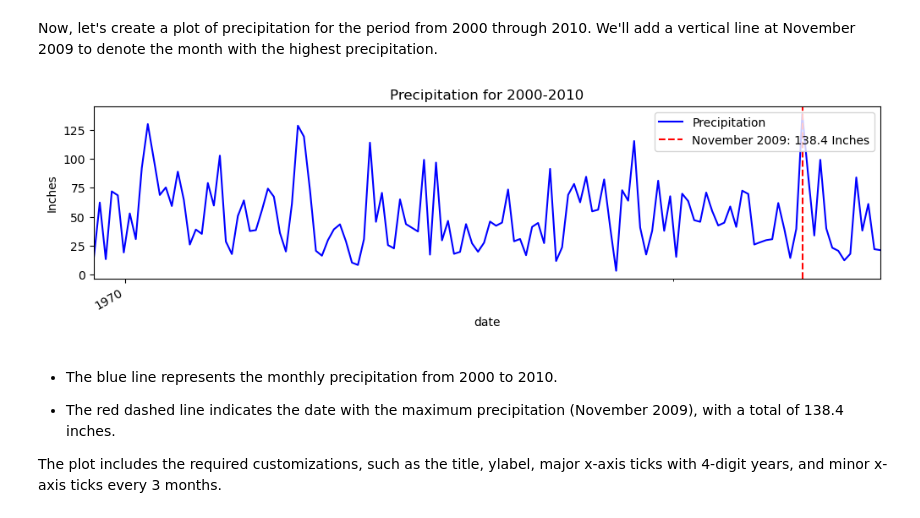
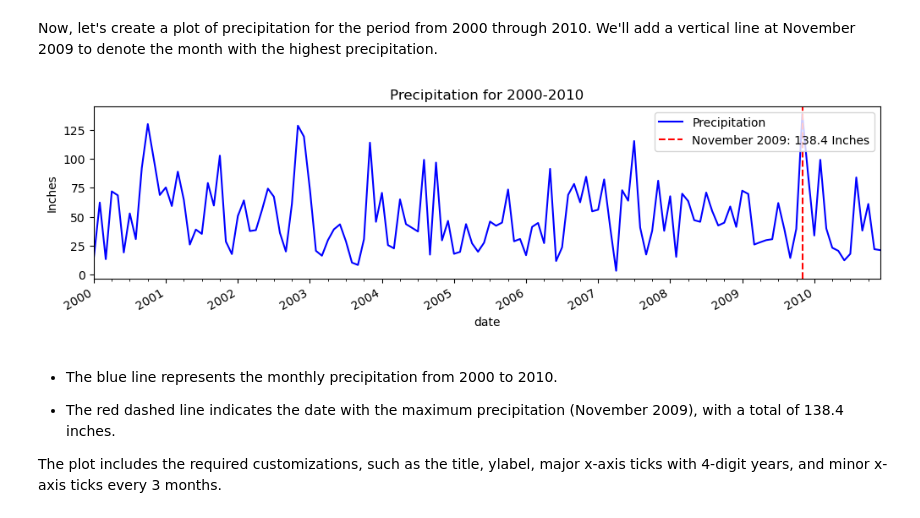
Before and after one commit to Noctua28/Resampling-Datetime-Data, a Jupyter notebook: Resampling Datetime Data.ipynb, the cells around one changed output. Saved outputs shown, nothing was run; the diff lists cells and outputs as text; code cells hidden in the pictures.

```diff
--- a/Resampling Datetime Data.ipynb
+++ b/Resampling Datetime Data.ipynb
@@ -116,38 +116,36 @@ The date with the most precipitation between 2000 and 2010 is November 2009, wit
 Now, let's create a plot of precipitation for the period from 2000 through 2010. We'll add a vertical line at November 2009 to denote the month with the highest precipitation.
 # %%
 import matplotlib.pyplot as plt
-from matplotlib.ticker import MultipleLocator, FuncFormatter
+
+# Ensure the index is of datetime type
+monthly_precipitation_2000_2010.index = pd.to_datetime(monthly_precipitation_2000_2010.index)
+
+# Filter the data for the range 2000-2010
+monthly_precipitation_2000_2010 = monthly_precipitation_2000_2010['2000-01-01':'2010-12-31']
 
 # Creating the figure and axis objects
 fig, ax = plt.subplots(figsize=(12, 3))
 
 # Plotting the precipitation for 2000-2010
 monthly_precipitation_2000_2010.plot(ax=ax, color='blue', label='Precipitation')
 
 # Adding a vertical line for the date with the max precipitation value
 ax.axvline(x=max_precipitation_date, color='red', linestyle='--', label=f'{max_precipitation_date.strftime("%B %Y")}: {max_precipitation_value} Inches')
 
 # Customizing the plot
 ax.set_title('Precipitation for 2000-2010')
 ax.set_ylabel('Inches')
 ax.legend(loc='upper right')
 
-# Customizing the major x-axis ticks (every 1 year)
-ax.xaxis.set_major_locator(MultipleLocator(365.25))
-ax.xaxis.set_major_formatter(FuncFormatter(lambda x, _: pd.to_datetime(x).strftime('%Y')))
-
-# Customizing the minor x-axis ticks (every 3 months)
-ax.xaxis.set_minor_locator(MultipleLocator(365.25/4))
-
 # Rotating the major ticks' labels 90 degrees
 plt.xticks(rotation=90)
 
 # Adjusting the x-axis date format
 fig.autofmt_xdate()
 
 plt.show()
 # %% [output]
-[figure, old version]
+[figure, new version]
 # %% [markdown]
 - The blue line represents the monthly precipitation from 2000 to 2010.
 
```
Also changed, not shown: parts of 3 cells of this notebook.
